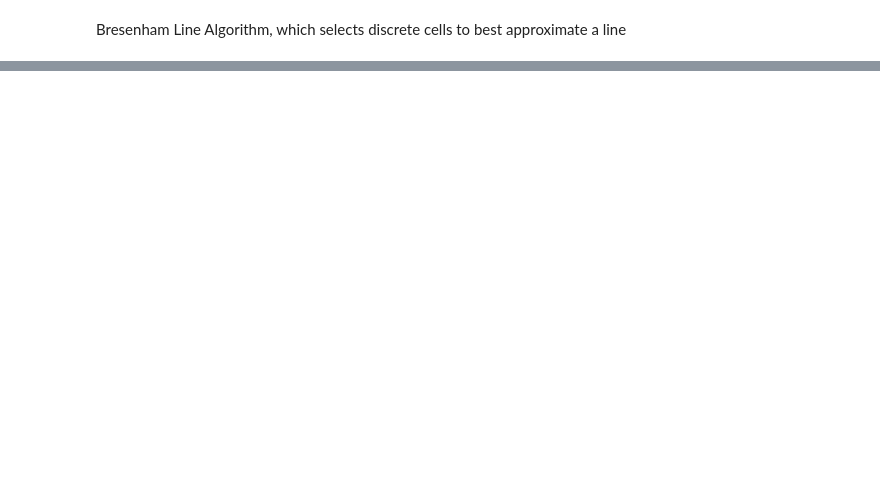
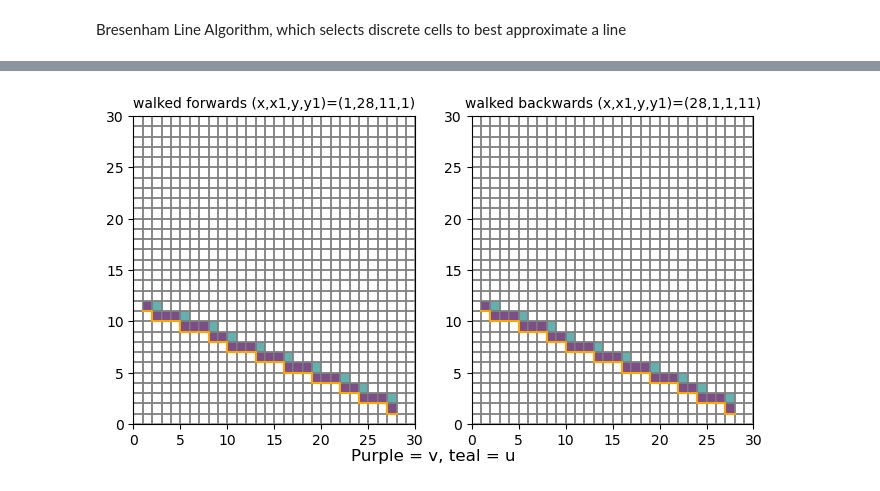
Before and after one commit to gekirkpatrick/NEMO-Analysis-Base-Scripts, a Jupyter notebook: sectest.ipynb, the cells around one changed output, grey strips where cells are left out. Drawn from its saved outputs; the diff is of its cells as text; code cells hidden in the pictures; blank space fills up the shorter version.

```diff
--- a/sectest.ipynb
+++ b/sectest.ipynb
@@ -174,0 +124,4 @@ Text(0.5, 0.01, 'flow coming from the southeast')
+# %%
+sec_test_plot(ii1, jj1, ii1b, jj1b)
+# %% [output]
+[figure, added]
```
Also changed, not shown: parts of 13 cells of this notebook, 2 other files.
